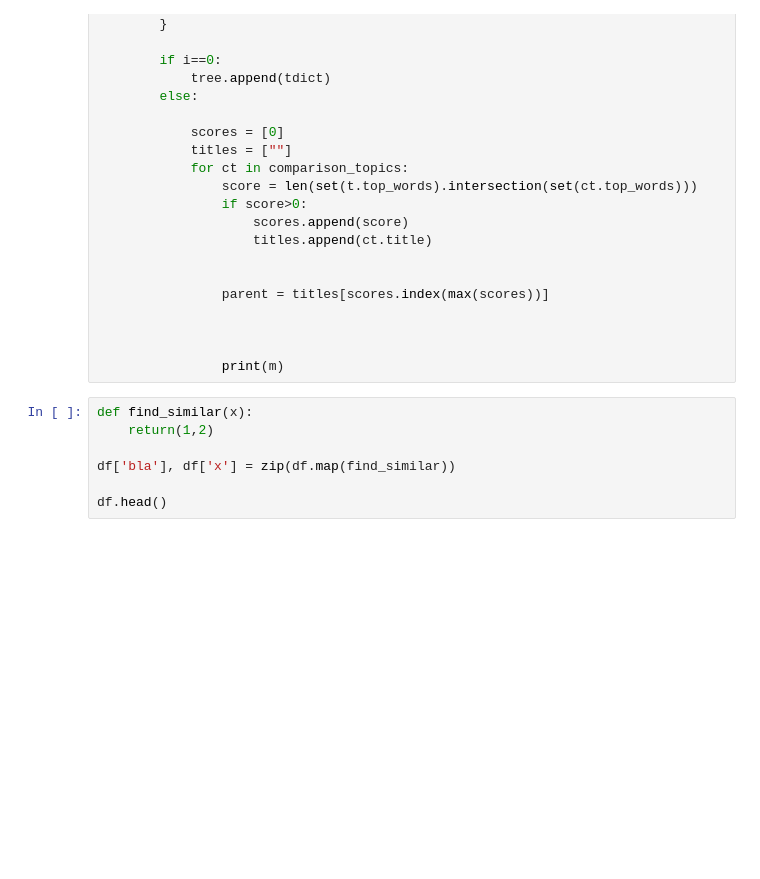
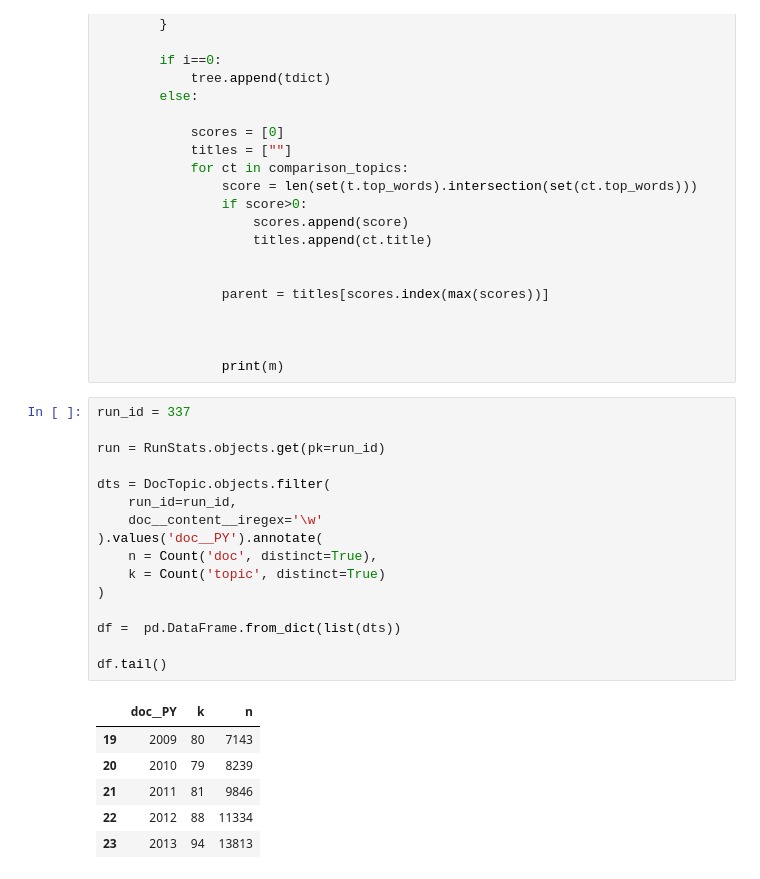
Before and after one commit to mcc-apsis/sustainability, a Jupyter notebook: code/result_interpretation/model comparison.ipynb, the cells around one changed output. Drawn from its saved outputs; the diff is of its cells as text; blank space fills up the shorter version.

```diff
--- a/code/result_interpretation/model comparison.ipynb
+++ b/code/result_interpretation/model comparison.ipynb
@@ -310,10 +327,26 @@ for i in range(len(runs)):
 
 
                 print(m)
-# %%
-def find_similar(x):
-    return(1,2)
-
-df['bla'], df['x'] = zip(df.map(find_similar))
-
-df.head()
+# %%
+run_id = 337
+
+run = RunStats.objects.get(pk=run_id)
+
+dts = DocTopic.objects.filter(
+    run_id=run_id,
+    doc__content__iregex='\w'
+).values('doc__PY').annotate(
+    n = Count('doc', distinct=True),
+    k = Count('topic', distinct=True)
+)
+
+df =  pd.DataFrame.from_dict(list(dts))
+
+df.tail()
+# %% [output]
+|  | doc__PY | k | n |
+| 19 | 2009 | 80 | 7143 |
+| 20 | 2010 | 79 | 8239 |
+| 21 | 2011 | 81 | 9846 |
+| 22 | 2012 | 88 | 11334 |
+| 23 | 2013 | 94 | 13813 |
```
Also changed, not shown: parts of 7 cells of this notebook, 18 other files.
